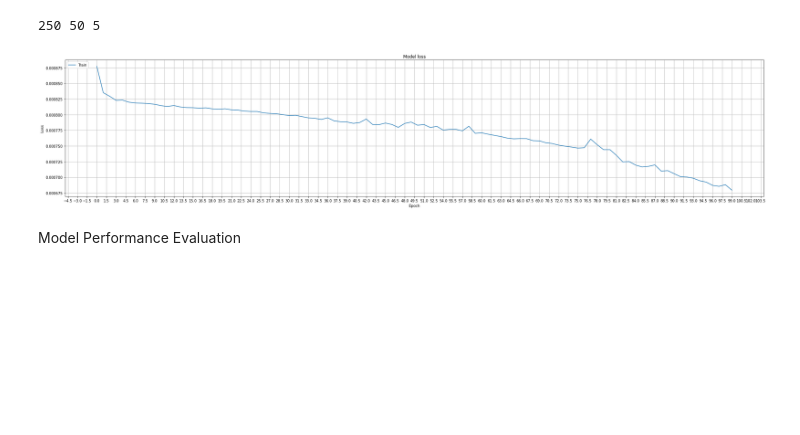
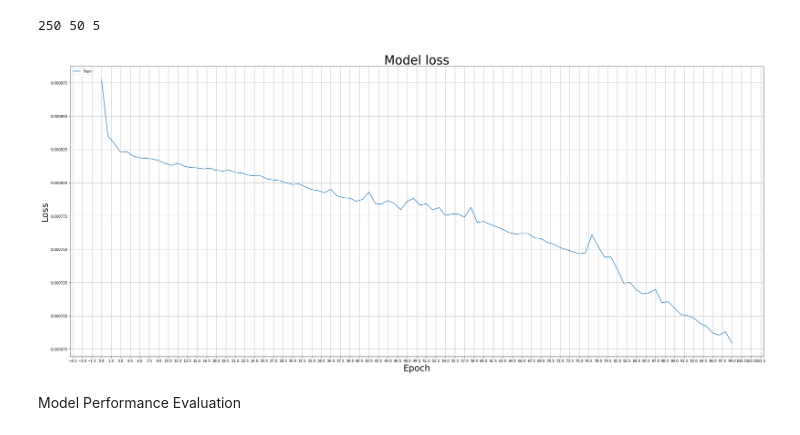
Before and after one commit to HoussamZak/Crypto_1H_Prediction_-_EDA, a Jupyter notebook: Visualization_Predictor_Performance.ipynb, the cells around one changed output. Cells and saved outputs as stored; diff of their text form; code cells hidden in the pictures; blank space fills up the shorter version.

```diff
--- a/Visualization_Predictor_Performance.ipynb
+++ b/Visualization_Predictor_Performance.ipynb
@@ -191,23 +207,23 @@ model.compile(optimizer='adam', loss='mse')
 # %%
 # Plot training & validation loss values
 
 # Loading previously saved history from our BTCUSDT 3MIN model with 100 epoch batchsize 64:
 
-history=np.load('/content/my_history.npy',allow_pickle='TRUE').item()
+history=np.load('my_history.npy',allow_pickle='TRUE').item()
 
 epochs = 100
 
-fig, ax = plt.subplots(figsize=(35, 7), sharex=True)
+fig, ax = plt.subplots(figsize=(35, 15), sharex=True)
 plt.plot(history["loss"])
-plt.title("Model loss")
-plt.ylabel("Loss")
-plt.xlabel("Epoch")
+plt.title("Model loss", fontsize = 35)
+plt.ylabel("Loss", fontsize = 25)
+plt.xlabel("Epoch", fontsize = 25)
 ax.xaxis.set_major_locator(plt.MaxNLocator(epochs))
 plt.legend(["Train", "Test"], loc="upper left")
 plt.grid()
 plt.show()
 # %% [output]
-[figure, old version]
+[figure, new version]
 # %% [markdown]
 Model Performance Evaluation
 # %%
```
Also changed, not shown: parts of 7 cells of this notebook.
